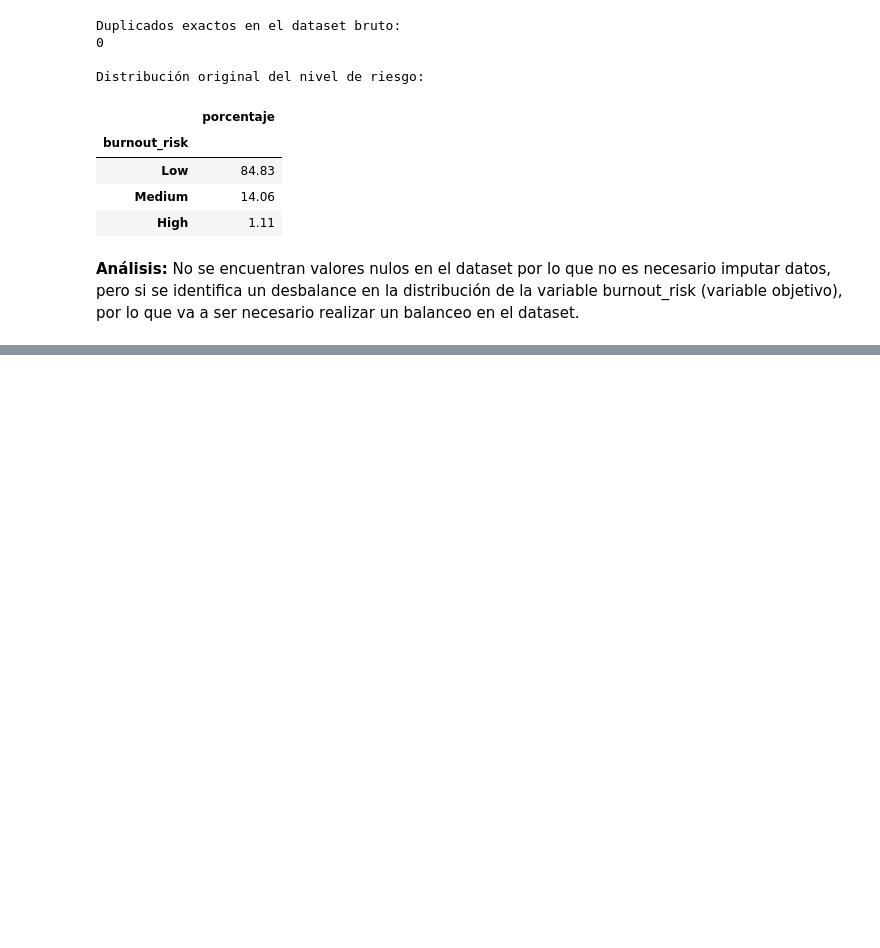
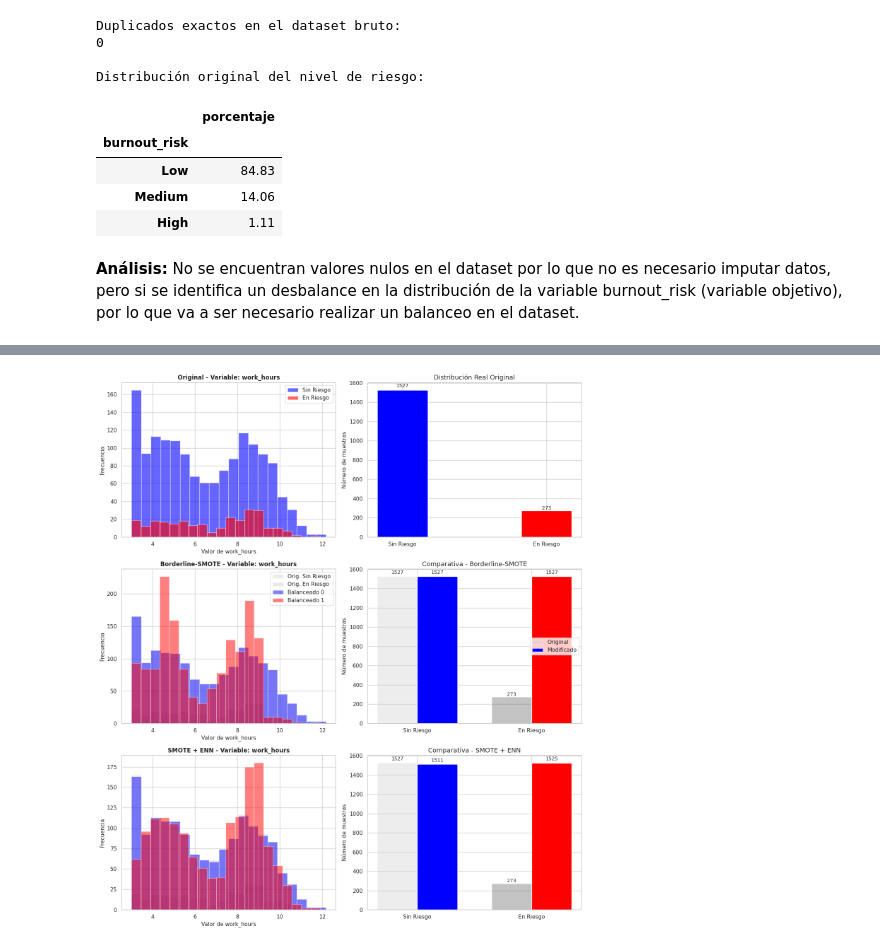
Before and after one commit to Lks1176/ProyectoFCD-ScreenTime, a Jupyter notebook: Trabajo_final_Carlos_Rodriguez_Lukas_Piedrahita.ipynb, the cells around one changed output, grey strips where cells are left out. Drawn from its saved outputs; the diff is of its cells as text; code cells hidden in the pictures; blank space fills up the shorter version.

```diff
--- a/Trabajo_final_Carlos_Rodriguez_Lukas_Piedrahita.ipynb
+++ b/Trabajo_final_Carlos_Rodriguez_Lukas_Piedrahita.ipynb
@@ -587,0 +334,98 @@ Conteo de observaciones según Isolation Forest - Balanceado:
+# %%
+
+from imblearn.over_sampling import BorderlineSMOTE
+from imblearn.combine import SMOTEENN
+from sklearn.preprocessing import OneHotEncoder
+from sklearn.compose import ColumnTransformer
+
+# Mapeo binario estricto (0: Sin Riesgo, 1: En Riesgo)
+y_data = df_working[target_col].map({'Low': 0, 'Medium': 1, 'High': 1})
+X_data = df_working.drop(columns=target_col, errors='ignore')
+
+preprocessor = ColumnTransformer(
+    transformers=[
+        ('cat', OneHotEncoder(handle_unknown='ignore'), categorical_cols)
+    ],
+    remainder='passthrough'
+)
+X_data_encoded = preprocessor.fit_transform(X_data)
+
+# Limpieza de índices por si quedaron nulos en el target mapeado
+valid_idx = y_data.dropna().index
+X_real = X_data_encoded[valid_idx]
+y_real = y_data.loc[valid_idx].values
+
+# Obtenemos los nombres de las columnas transformadas para encontrar el índice correcto de 'work_hours'
+encoded_feature_names = preprocessor.named_transformers_['cat'].get_feature_names_out(categorical_cols).tolist()
+remaining_feature_names = [col for col in X_data.columns if col not in categorical_cols and col != target_col]
+all_feature_names = encoded_feature_names + remaining_feature_names
+
+# Encontrar el índice de 'work_hours' en las columnas transformadas
+feature_name = 'work_hours'
+feature_idx = all_feature_names.index(feature_name)
+
+original_counts = [np.sum(y_real == 0), np.sum(y_real == 1)]
+
+methods = {
+    'Borderline-SMOTE': BorderlineSMOTE(kind='borderline-1', random_state=42).fit_resample(X_real, y_real),
+    'SMOTE + ENN': SMOTEENN(random_state=42).fit_resample(X_real, y_real)
+}
+
+fig, axes = plt.subplots(len(methods) + 1, 2, figsize=(14, 16))
+
+bar_labels = ['Sin Riesgo', 'En Riesgo']
+x_pos = np.arange(len(bar_labels))
+width = 0.35
+
+axes[0, 0].set_title(f'Original - Variable: {feature_name}', fontsize=12, fontweight='bold')
+axes[0, 0].hist(X_real[y_real == 0, feature_idx], bins=20, color='blue', alpha=0.6, label='Sin Riesgo')
+axes[0, 0].hist(X_real[y_real == 1, feature_idx], bins=20, color='red', alpha=0.6, label='En Riesgo')
+axes[0, 0].set_xlabel(f'Valor de {feature_name}')
+axes[0, 0].set_ylabel('Frecuencia')
+axes[0, 0].legend()
+
+bars = axes[0, 1].bar(x_pos, original_counts, width, color=['blue', 'red'])
+axes[0, 1].set_ylabel('Número de muestras')
+axes[0, 1].set_xticks(x_pos)
+axes[0, 1].set_xticklabels(bar_labels)
+axes[0, 1].set_title('Distribución Real Original')
+
+for bar in bars:
+    height = bar.get_height()
+    axes[0, 1].text(bar.get_x() + bar.get_width() / 2, height + (height * 0.01), f'{int(height)}',
+                    ha='center', va='bottom', fontsize=10)
+
+for i, (name, (X_res, y_res)) in enumerate(methods.items(), start=1):
+    axes[i, 0].set_title(f'{name} - Variable: {feature_name}', fontsize=12, fontweight='bold')
+
+    axes[i, 0].hist(X_real[y_real == 0, feature_idx], bins=20, color='gray', alpha=0.15, label='Orig. Sin Riesgo')
+    axes[i, 0].hist(X_real[y_real == 1, feature_idx], bins=20, color='dimgray', alpha=0.15, label='Orig. En Riesgo')
+
+    axes[i, 0].hist(X_res[y_res == 0, feature_idx], bins=20, color='blue', alpha=0.5, label='Balanceado 0')
+    axes[i, 0].hist(X_res[y_res == 1, feature_idx], bins=20, color='red', alpha=0.5, label='Balanceado 1')
+    axes[i, 0].set_xlabel(f'Valor de {feature_name}')
+    axes[i, 0].set_ylabel('Frecuencia')
+    if i == 1:
+        axes[i, 0].legend()
+
+    # Gráfico de barras comparativo
+    current_counts = [np.sum(y_res == 0), np.sum(y_res == 1)]
+    bars1 = axes[i, 1].bar(x_pos - width/2, original_counts, width, label='Original', color=['lightgray','dimgray'], alpha=0.4)
+    bars2 = axes[i, 1].bar(x_pos + width/2, current_counts, width, label='Modificado', color=['blue', 'red'])
+
+    axes[i, 1].set_ylabel('Número de muestras')
+    axes[i, 1].set_xticks(x_pos)
+    axes[i, 1].set_xticklabels(bar_labels)
+    axes[i, 1].set_title(f'Comparativa - {name}')
+    if i == 1:
+        axes[i, 1].legend()
+
+    for bar in list(bars1) + list(bars2):
+        height = bar.get_height()
+        axes[i, 1].text(bar.get_x() + bar.get_width() / 2, height + (height * 0.01), f'{int(height)}',
+                        ha='center', va='bottom', fontsize=10)
+
+plt.tight_layout()
+plt.show()
+# %% [output]
+[figure, added]
```
Also changed, not shown: parts of 26 cells of this notebook.
